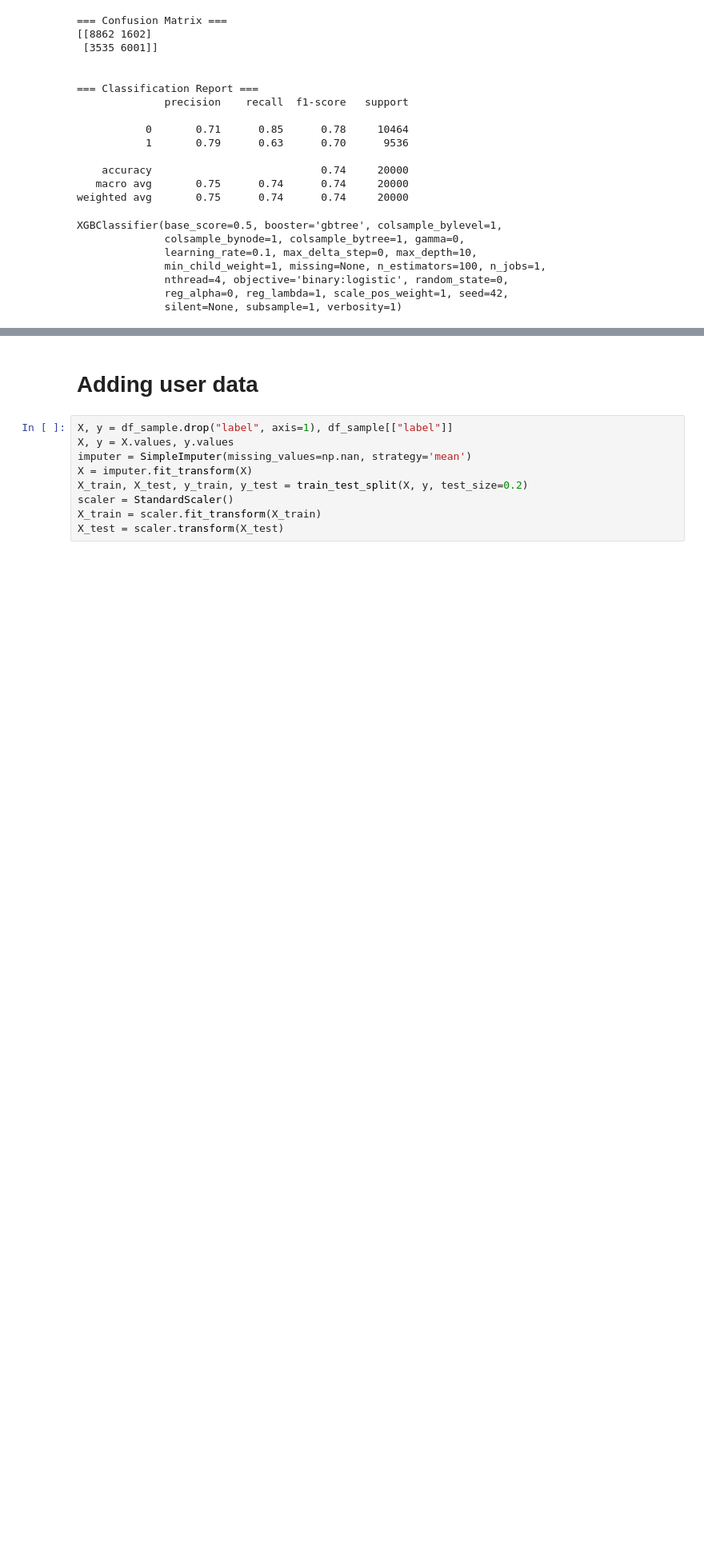
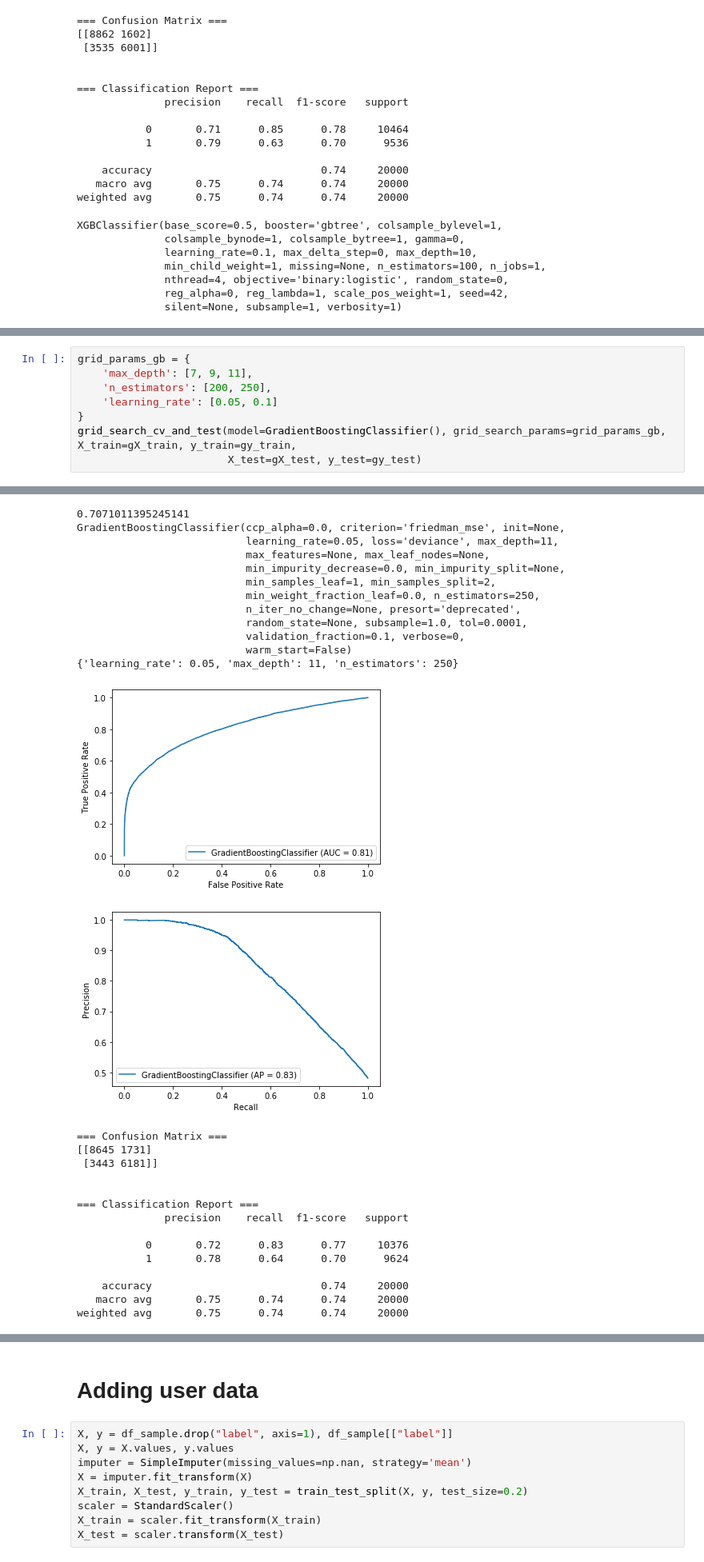
Before and after one commit to alielabridi/NTDS_2019, a Jupyter notebook: classification/classification.ipynb, the cells around one changed output, grey strips where cells are left out. Shown at 80% size. Cells and saved outputs as stored; diff of their text form; blank space fills up the shorter version.

```diff
--- a/classification/classification.ipynb
+++ b/classification/classification.ipynb
@@ -227,0 +365,9 @@ XGBClassifier(base_score=0.5, booster='gbtree', colsample_bylevel=1,
+# %%
+grid_params_gb = {
+    'max_depth': [7, 9, 11],
+    'n_estimators': [200, 250],
+    'learning_rate': [0.05, 0.1]
+}
+grid_search_cv_and_test(model=GradientBoostingClassifier(), grid_search_params=grid_params_gb, X_train=gX_train, y_train=gy_train,
+                        X_test=gX_test, y_test=gy_test)
+# %% [output]
@@ -227,0 +377,28 @@ XGBClassifier(base_score=0.5, booster='gbtree', colsample_bylevel=1,
+0.7071011395245141
+GradientBoostingClassifier(ccp_alpha=0.0, criterion='friedman_mse', init=None,
+                           learning_rate=0.05, loss='deviance', max_depth=11,
+                           max_features=None, max_leaf_nodes=None,
+                           min_impurity_decrease=0.0, min_impurity_split=None,
+                           min_samples_leaf=1, min_samples_split=2,
+                           min_weight_fraction_leaf=0.0, n_estimators=250,
+                           n_iter_no_change=None, presort='deprecated',
+                           random_state=None, subsample=1.0, tol=0.0001,
+                           validation_fraction=0.1, verbose=0,
+                           warm_start=False)
+{'learning_rate': 0.05, 'max_depth': 11, 'n_estimators': 250}
+[figure, added]
+[figure, added]
+=== Confusion Matrix ===
+[[8645 1731]
+ [3443 6181]]
+
+
+=== Classification Report ===
+              precision    recall  f1-score   support
+
+           0       0.72      0.83      0.77     10376
+           1       0.78      0.64      0.70      9624
+
+    accuracy                           0.74     20000
+   macro avg       0.75      0.74      0.74     20000
+weighted avg       0.75      0.74      0.74     20000
```
Also changed, not shown: parts of 8 cells of this notebook.
